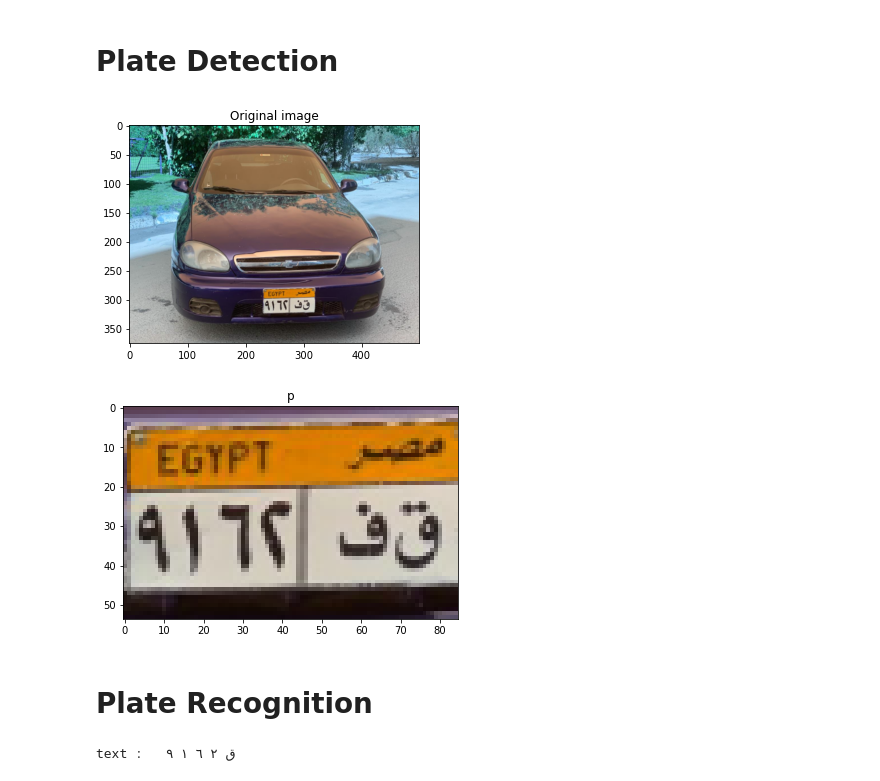
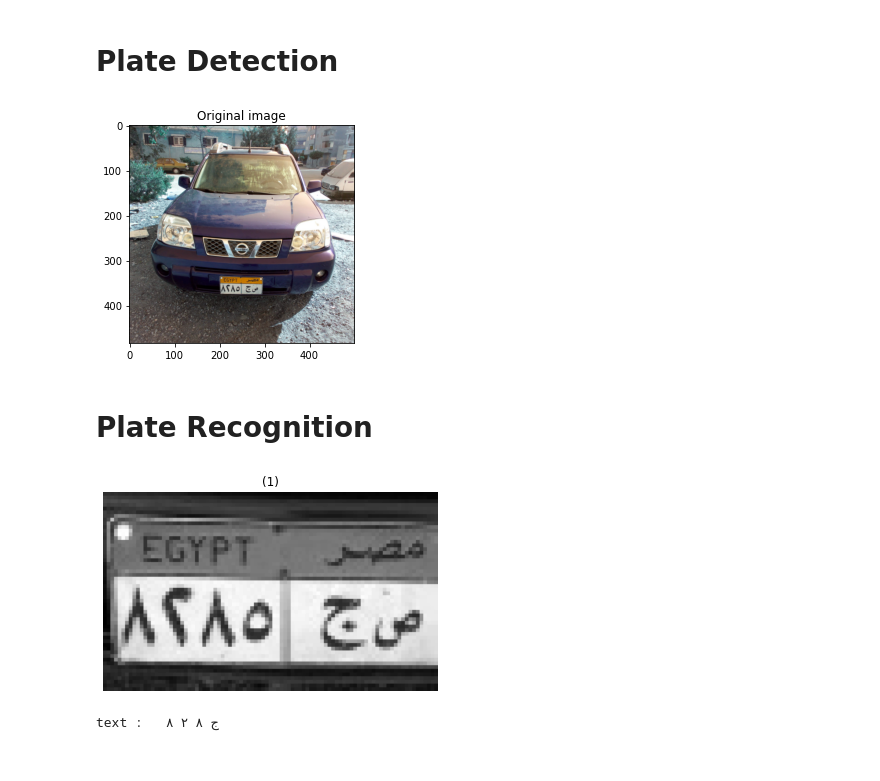
Before and after one commit to Yousif-Ahmed/License-Plate-RecognitionSystem, a Jupyter notebook: main.ipynb, the cells around one changed output. Saved outputs shown, nothing was run; the diff lists cells and outputs as text; code cells hidden in the pictures.

Commit message:
fixing displaying non-plate photos

```diff
--- a/main.ipynb
+++ b/main.ipynb
@@ -6,19 +6,19 @@ from CharacterRecognition import *
 # %% [markdown]
 # Plate Detection
 # %%
-img_data1 = read_image("dataset\data6.jpeg")
+img_data1 = read_image("dataset\data15.jpeg")
 preprocessed_img  , gray_img= image_preprocessing(img_data1)
 plates= plateDetection(preprocessed_img , img_data1)
 # %% [output]
-[figure, old version]
+[figure, new version]
-[figure, removed]
 # %% [markdown]
 # Plate Recognition
 # %%
-
 for imgName in os.listdir('plates'):
     plateImage=cv2.imread('plates/'+imgName,cv2.IMREAD_GRAYSCALE)
-
-    print("text :  " + readPlate(plateImage))
+    txt =readPlate(plateImage)
+    if txt !="":
+        print("text :  " + txt)
 # %% [output]
+[figure, added]
-text :   ق ٢ ٦ ١ ٩
+text :   ج ٨ ٢ ٨
```
Also changed, not shown: 10 other files.
